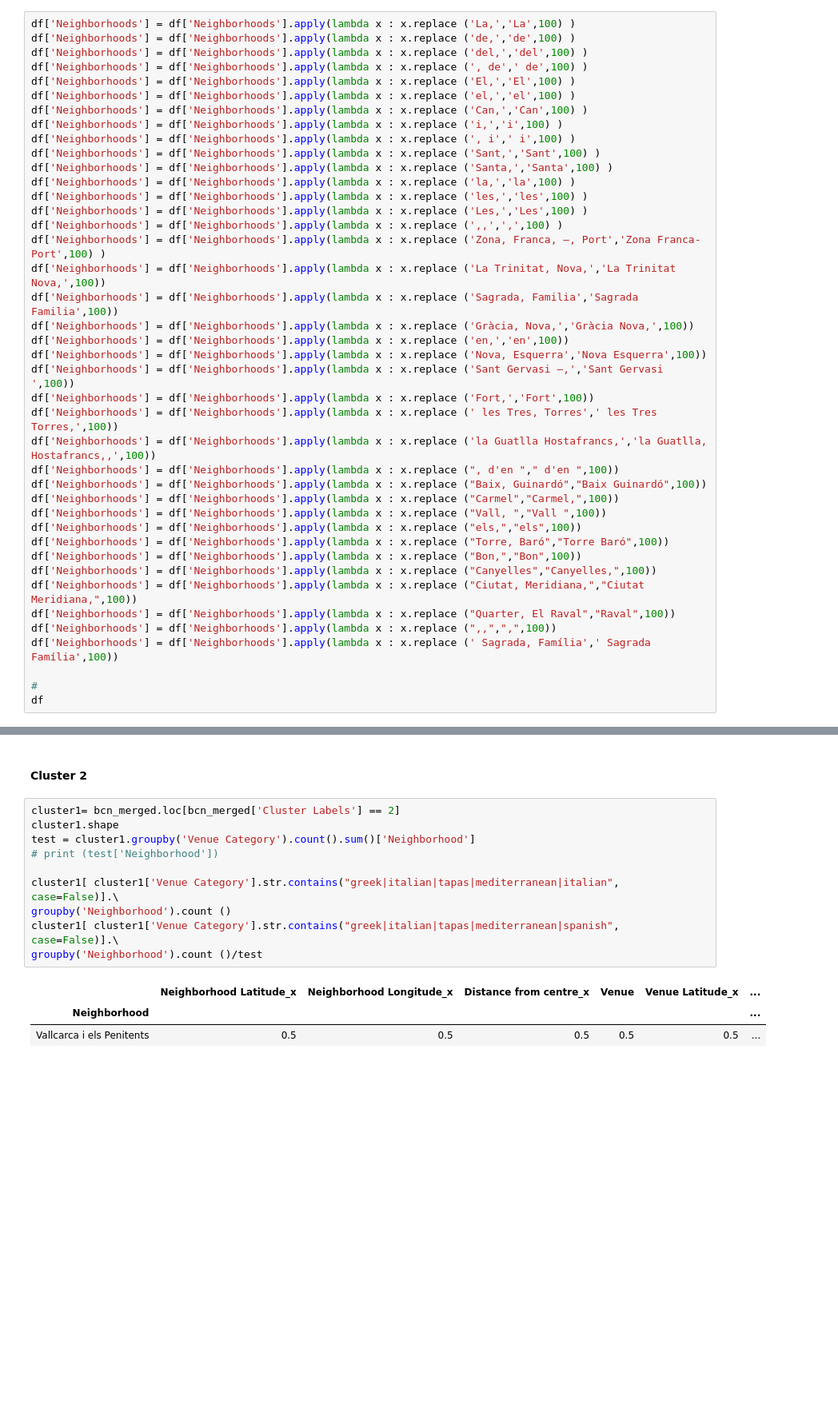
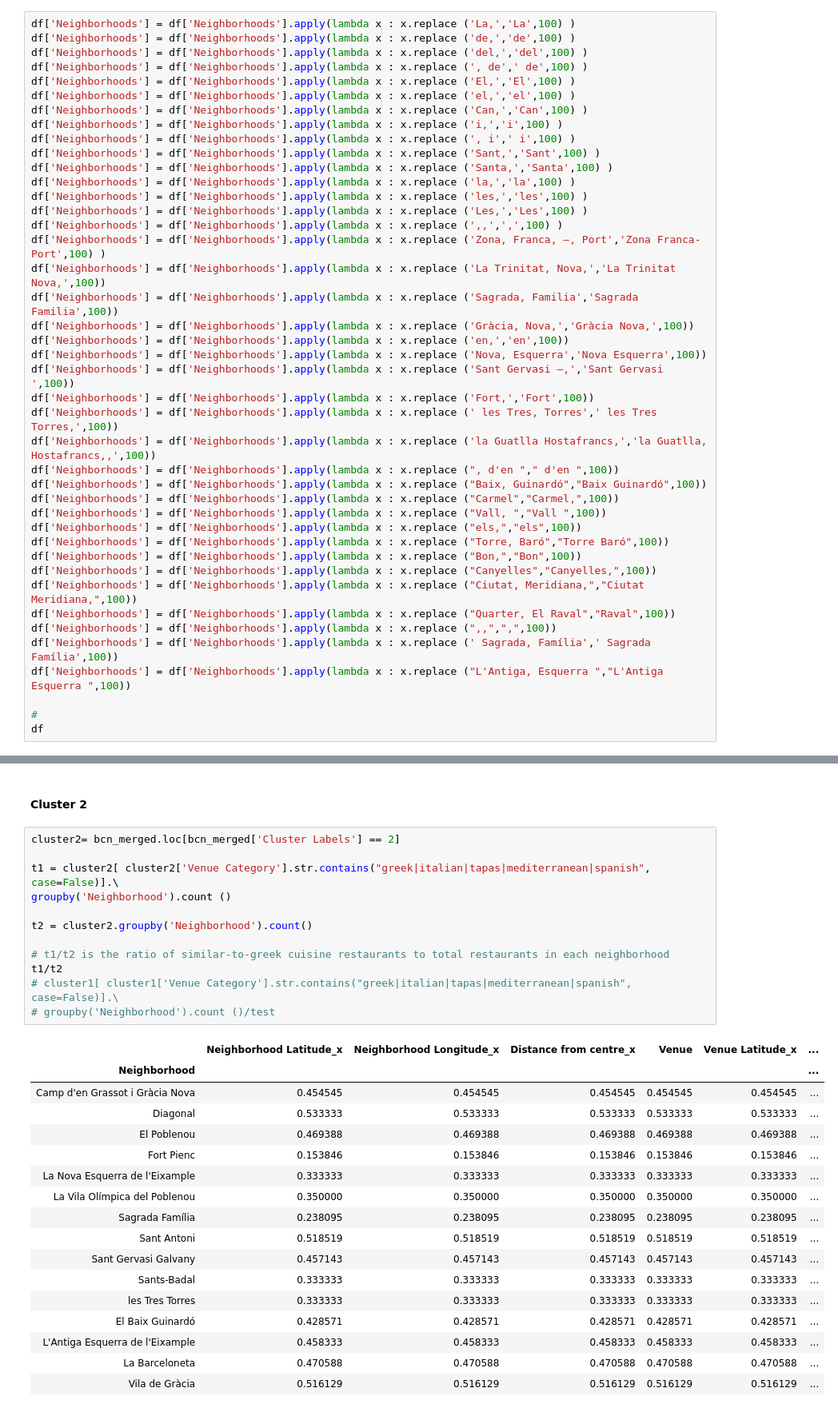
Before and after one commit to eexarchou/Coursera_Capstone, a Jupyter notebook: Battle_of_neighborhoods_Barcelona -v1.ipynb, the cells around one changed output, grey strips where cells are left out. Shown at 80% size. Cells and saved outputs as stored; diff of their text form; blank space fills up the shorter version.

```diff
--- a/Battle_of_neighborhoods_Barcelona -v1.ipynb
+++ b/Battle_of_neighborhoods_Barcelona -v1.ipynb
@@ -139,6 +168,7 @@ df['Neighborhoods'] = df['Neighborhoods'].apply(lambda x : x.replace ("Ciutat, M
 df['Neighborhoods'] = df['Neighborhoods'].apply(lambda x : x.replace ("Quarter, El Raval","Raval",100))
 df['Neighborhoods'] = df['Neighborhoods'].apply(lambda x : x.replace (",,",",",100))
 df['Neighborhoods'] = df['Neighborhoods'].apply(lambda x : x.replace (' Sagrada, Família',' Sagrada Família',100))
+df['Neighborhoods'] = df['Neighborhoods'].apply(lambda x : x.replace ("L'Antiga, Esquerra ","L'Antiga Esquerra ",100))
 
 #
 df
@@ -763,19 +795,35 @@ groupby('Neighborhood').count ()/test
 # %% [markdown]
 #### Cluster 2
 # %%
-cluster1= bcn_merged.loc[bcn_merged['Cluster Labels'] == 2]
-cluster1.shape
-test = cluster1.groupby('Venue Category').count().sum()['Neighborhood']
-# print (test['Neighborhood'])
+cluster2= bcn_merged.loc[bcn_merged['Cluster Labels'] == 2]
 
-cluster1[ cluster1['Venue Category'].str.contains("greek|italian|tapas|mediterranean|italian", case=False)].\
+t1 = cluster2[ cluster2['Venue Category'].str.contains("greek|italian|tapas|mediterranean|spanish", case=False)].\
 groupby('Neighborhood').count ()
-cluster1[ cluster1['Venue Category'].str.contains("greek|italian|tapas|mediterranean|spanish", case=False)].\
-groupby('Neighborhood').count ()/test
+
+t2 = cluster2.groupby('Neighborhood').count()
+
+# t1/t2 is the ratio of similar-to-greek cuisine restaurants to total restaurants in each neighborhood
+t1/t2
+# cluster1[ cluster1['Venue Category'].str.contains("greek|italian|tapas|mediterranean|spanish", case=False)].\
+# groupby('Neighborhood').count ()/test
 # %% [output]
 |  | Neighborhood Latitude_x | Neighborhood Longitude_x | Distance from centre_x | Venue | Venue Latitude_x | ... |
 | Neighborhood |  |  |  |  |  | ... |
-| Vallcarca i els Penitents | 0.5 | 0.5 | 0.5 | 0.5 | 0.5 | ... |
+| Camp d'en Grassot i Gràcia Nova | 0.454545 | 0.454545 | 0.454545 | 0.454545 | 0.454545 | ... |
+| Diagonal | 0.533333 | 0.533333 | 0.533333 | 0.533333 | 0.533333 | ... |
+| El Poblenou | 0.469388 | 0.469388 | 0.469388 | 0.469388 | 0.469388 | ... |
+| Fort Pienc | 0.153846 | 0.153846 | 0.153846 | 0.153846 | 0.153846 | ... |
+| La Nova Esquerra de l'Eixample | 0.333333 | 0.333333 | 0.333333 | 0.333333 | 0.333333 | ... |
+| La Vila Olímpica del Poblenou | 0.350000 | 0.350000 | 0.350000 | 0.350000 | 0.350000 | ... |
+| Sagrada Família | 0.238095 | 0.238095 | 0.238095 | 0.238095 | 0.238095 | ... |
+| Sant Antoni | 0.518519 | 0.518519 | 0.518519 | 0.518519 | 0.518519 | ... |
+| Sant Gervasi Galvany | 0.457143 | 0.457143 | 0.457143 | 0.457143 | 0.457143 | ... |
+| Sants-Badal | 0.333333 | 0.333333 | 0.333333 | 0.333333 | 0.333333 | ... |
+| les Tres Torres | 0.333333 | 0.333333 | 0.333333 | 0.333333 | 0.333333 | ... |
+| El Baix Guinardó | 0.428571 | 0.428571 | 0.428571 | 0.428571 | 0.428571 | ... |
+| L'Antiga Esquerra de l'Eixample | 0.458333 | 0.458333 | 0.458333 | 0.458333 | 0.458333 | ... |
+| La Barceloneta | 0.470588 | 0.470588 | 0.470588 | 0.470588 | 0.470588 | ... |
+| Vila de Gràcia | 0.516129 | 0.516129 | 0.516129 | 0.516129 | 0.516129 | ... |
 # %% [markdown]
 #### Cluster 3
 # %%
```
Also changed, not shown: parts of 104 cells of this notebook.
